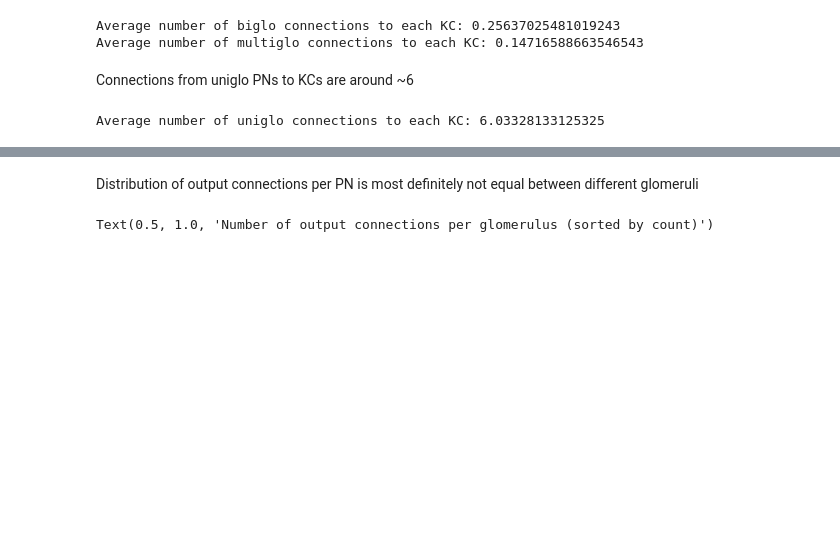
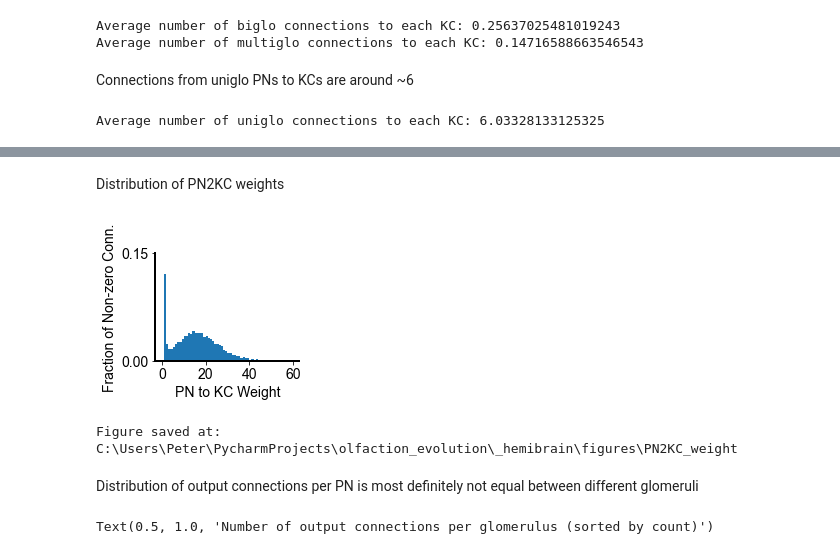
Before and after one commit to gyyang/olfaction_evolution, a Jupyter notebook: notebooks/hemibrain.ipynb, the cells around one changed output, grey strips where cells are left out. Drawn from its saved outputs; the diff is of its cells as text; code cells hidden in the pictures; blank space fills up the shorter version.

```diff
--- a/notebooks/hemibrain.ipynb
+++ b/notebooks/hemibrain.ipynb
@@ -313,3 +449,27 @@ plt.title('K');
+# %% [markdown]
+Distribution of PN2KC weights
+# %%
+mask1 = np.isin(dfw.bodyId_pre, uniglo_id)
+mask2 = np.isin(dfw.bodyId_post, kc_id)
+mask = np.all([mask1, mask2], axis=0)
+pn2kc = dfw[mask]
+
+pn2kc_weights = pn2kc.weight.to_numpy()
+
+f, ax = pretty_fig(figsize=[4, 3])
+plt.hist(pn2kc_weights, range=[0, 60], bins=60, density=True)
+plt.xticks(np.arange(0, 61, 20));
+plt.xlabel('PN to KC Weight')
+plt.ylabel('Fraction of Non-zero Conn.')
+plt.yticks([0, 0.15])
+plt.ylim([0, 0.15])
+
+save_fig(figure_path, 'PN2KC_weight')
+np.save(os.path.join(hemibrain_path, 'PN2KC_weight'),
+        pn2kc_weights)
+# %% [output]
+[figure, added]
+Figure saved at: C:\Users\Peter\PycharmProjects\olfaction_evolution\_hemibrain\figures\PN2KC_weight
 # %% [markdown]
 Distribution of output connections per PN is most definitely not equal between
  different glomeruli
```
Also changed, not shown: parts of 18 cells of this notebook, 1 other file.
